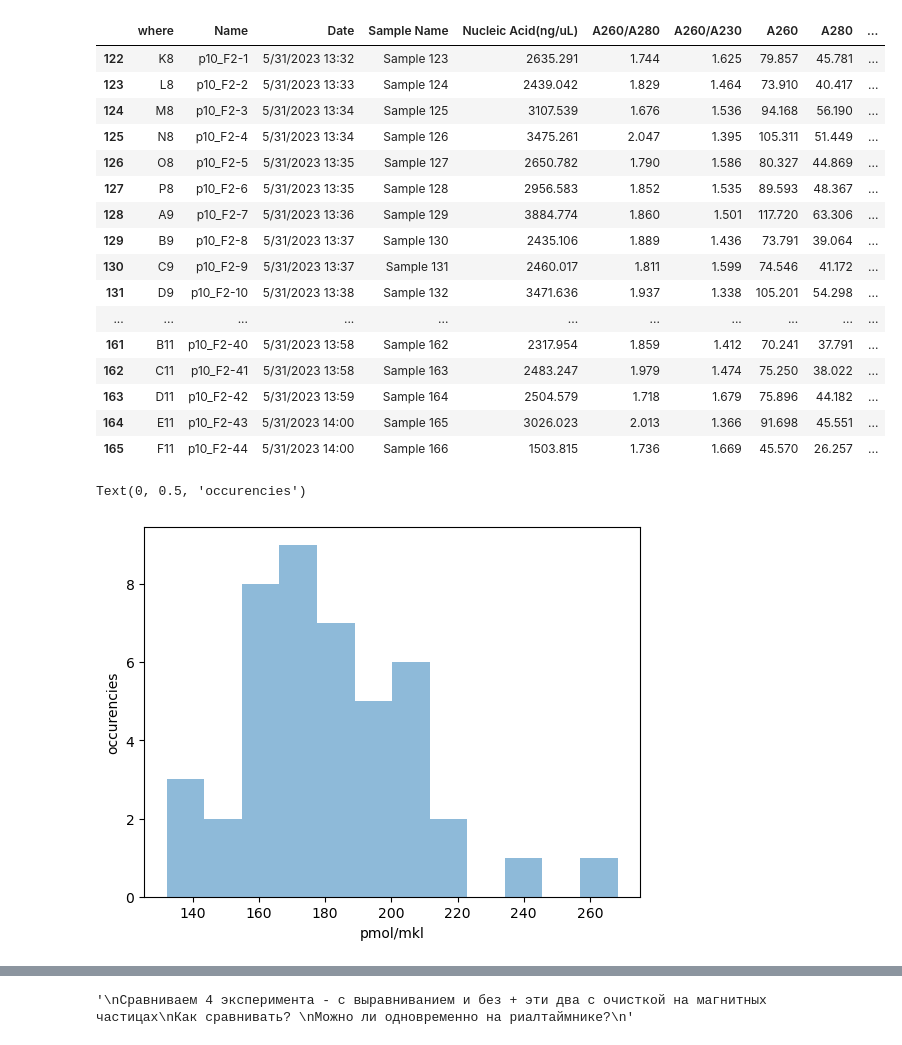
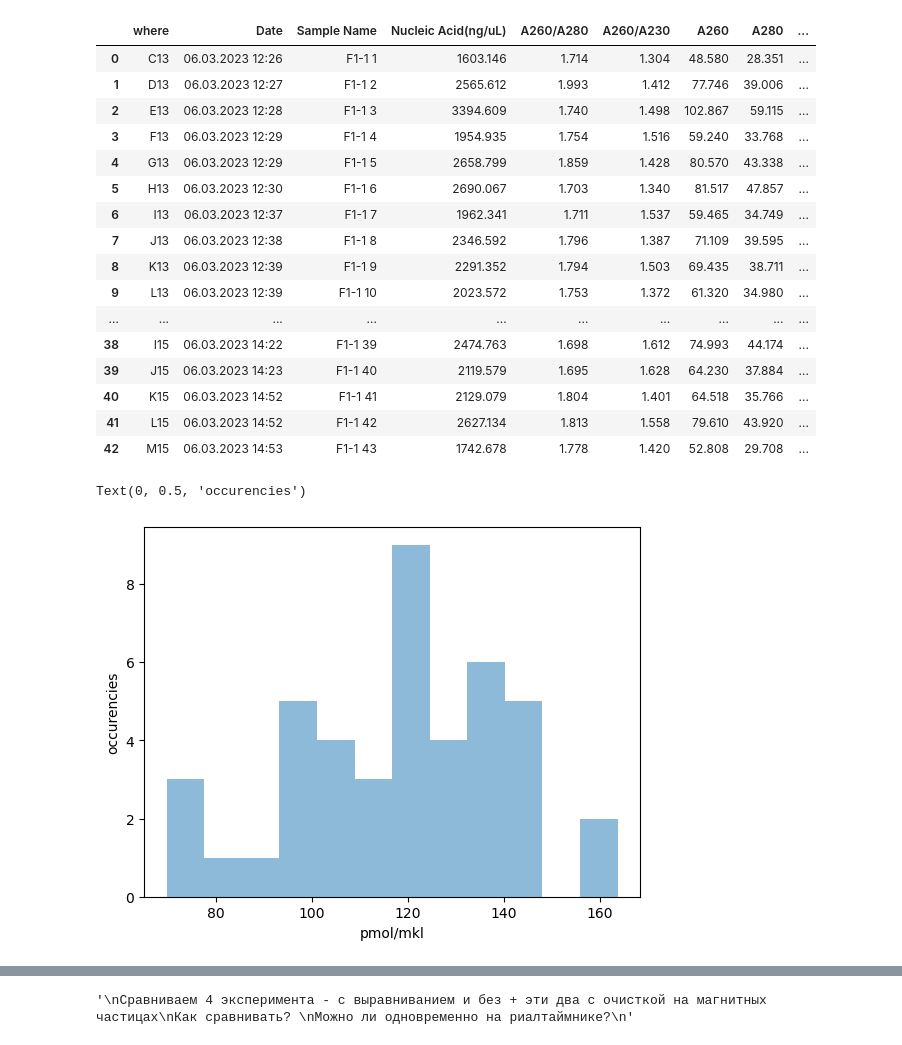
Before and after one commit to radical-subject/gene_synthesis_automatization_tools, a Jupyter notebook: concentration_aligner/concentration_aligner.ipynb, the cells around one changed output, grey strips where cells are left out. Drawn from its saved outputs; the diff is of its cells as text; code cells hidden in the pictures.

```diff
--- a/concentration_aligner/concentration_aligner.ipynb
+++ b/concentration_aligner/concentration_aligner.ipynb
@@ -24,9 +24,25 @@ min_oligo_volume=5
 EXPERIMENT_NAME = "OVFF364"
 # reading file
 import pandas as pd
-df = pd.read_csv(f'./content/{EXPERIMENT_NAME}_concentrations.csv', delimiter=';', decimal=".")
 df_calculated =  pd.read_csv(f'./content/{EXPERIMENT_NAME}_calculated.csv', delimiter='\t', decimal=".")
 
-df = df.merge(df_calculated, on='where')
+df = pd.read_csv(f'./content/{EXPERIMENT_NAME}_concentrations.csv', delimiter='\t', decimal=".")
+
+"""
+strip the text everywhere on data frame
+"""
+cols = df.select_dtypes(object).columns
+df[cols] = df[cols].apply(lambda x: x.str.strip())
+"""
+and again
+"""
+cols = df_calculated.select_dtypes(object).columns
+df_calculated[cols] = df_calculated[cols].apply(lambda x: x.str.strip())
+
+"""
+now merge cleaned dataframes
+"""
+merge = df.merge(df_calculated, on='where')
+df = merge
 
 df.to_csv(f'./content/{EXPERIMENT_NAME}_merged_input.csv', encoding='UTF8')
@@ -33,4 +64,6 @@ df.to_csv(f'./content/{EXPERIMENT_NAME}_merged_input.csv', encoding='UTF8')
 # %%
+# df['Nucleic Acid(ng/uL)'] = df['Nucleic Acid(ng/uL)'].str.replace(',','.').astype(float)
+df['monoisotopic_mass'] = df['monoisotopic_mass'].astype(float)
 df["pM/mkl"] = 1000*df['Nucleic Acid(ng/uL)']/df['monoisotopic_mass']
 df=df.dropna()
 
@@ -46,3 +79,5 @@ df=df.dropna()
 
 # df = df[df['seq'].notna()]
 # volume_list = df['mkl'].to_list()
+
+df
@@ -49,31 +141,35 @@ df=df.dropna()
 # %%
-pool_1 = "p03_F1-"
-pool_2 = "p03_F2-"
-pool_3 = "p10_F1-"
-pool_4 = "p10_F2-"
+# pool_1 = "TdT-"
+# pool_2 = "p03_F2-"
+# pool_3 = "p10_F1-"
+# pool_4 = "p10_F2-"
+pool_1 = "Unnamedsequence_F1-"
+pool_2 = "Unnamedsequence_F2-"
+pool_3 = "Unnamedsequence_F3-"
 
-POOL_NAME=pool_4
 
-df = df[df["Name"].str.contains(f'^{POOL_NAME}\d+')]
+POOL_NAME=pool_1
+
+df = df[df["code"].str.contains(f'^{POOL_NAME}\d+')]
 df
 # %% [output]
-|  | where | Name | Date | Sample Name | Nucleic Acid(ng/uL) | A260/A280 | A260/A230 | A260 | A280 | ... |
-| 122 | K8 | p10_F2-1 | 5/31/2023 13:32 | Sample 123 | 2635.291 | 1.744 | 1.625 | 79.857 | 45.781 | ... |
-| 123 | L8 | p10_F2-2 | 5/31/2023 13:33 | Sample 124 | 2439.042 | 1.829 | 1.464 | 73.910 | 40.417 | ... |
-| 124 | M8 | p10_F2-3 | 5/31/2023 13:34 | Sample 125 | 3107.539 | 1.676 | 1.536 | 94.168 | 56.190 | ... |
-| 125 | N8 | p10_F2-4 | 5/31/2023 13:34 | Sample 126 | 3475.261 | 2.047 | 1.395 | 105.311 | 51.449 | ... |
-| 126 | O8 | p10_F2-5 | 5/31/2023 13:35 | Sample 127 | 2650.782 | 1.790 | 1.586 | 80.327 | 44.869 | ... |
-| 127 | P8 | p10_F2-6 | 5/31/2023 13:35 | Sample 128 | 2956.583 | 1.852 | 1.535 | 89.593 | 48.367 | ... |
-| 128 | A9 | p10_F2-7 | 5/31/2023 13:36 | Sample 129 | 3884.774 | 1.860 | 1.501 | 117.720 | 63.306 | ... |
-| 129 | B9 | p10_F2-8 | 5/31/2023 13:37 | Sample 130 | 2435.106 | 1.889 | 1.436 | 73.791 | 39.064 | ... |
-| 130 | C9 | p10_F2-9 | 5/31/2023 13:37 | Sample 131 | 2460.017 | 1.811 | 1.599 | 74.546 | 41.172 | ... |
-| 131 | D9 | p10_F2-10 | 5/31/2023 13:38 | Sample 132 | 3471.636 | 1.937 | 1.338 | 105.201 | 54.298 | ... |
-| ... | ... | ... | ... | ... | ... | ... | ... | ... | ... | ... |
-| 161 | B11 | p10_F2-40 | 5/31/2023 13:58 | Sample 162 | 2317.954 | 1.859 | 1.412 | 70.241 | 37.791 | ... |
-| 162 | C11 | p10_F2-41 | 5/31/2023 13:58 | Sample 163 | 2483.247 | 1.979 | 1.474 | 75.250 | 38.022 | ... |
-| 163 | D11 | p10_F2-42 | 5/31/2023 13:59 | Sample 164 | 2504.579 | 1.718 | 1.679 | 75.896 | 44.182 | ... |
-| 164 | E11 | p10_F2-43 | 5/31/2023 14:00 | Sample 165 | 3026.023 | 2.013 | 1.366 | 91.698 | 45.551 | ... |
-| 165 | F11 | p10_F2-44 | 5/31/2023 14:00 | Sample 166 | 1503.815 | 1.736 | 1.669 | 45.570 | 26.257 | ... |
+|  | where | Date | Sample Name | Nucleic Acid(ng/uL) | A260/A280 | A260/A230 | A260 | A280 | ... |
+| 0 | C13 | 06.03.2023 12:26 | F1-1 1 | 1603.146 | 1.714 | 1.304 | 48.580 | 28.351 | ... |
+| 1 | D13 | 06.03.2023 12:27 | F1-1 2 | 2565.612 | 1.993 | 1.412 | 77.746 | 39.006 | ... |
+| 2 | E13 | 06.03.2023 12:28 | F1-1 3 | 3394.609 | 1.740 | 1.498 | 102.867 | 59.115 | ... |
+| 3 | F13 | 06.03.2023 12:29 | F1-1 4 | 1954.935 | 1.754 | 1.516 | 59.240 | 33.768 | ... |
+| 4 | G13 | 06.03.2023 12:29 | F1-1 5 | 2658.799 | 1.859 | 1.428 | 80.570 | 43.338 | ... |
+| 5 | H13 | 06.03.2023 12:30 | F1-1 6 | 2690.067 | 1.703 | 1.340 | 81.517 | 47.857 | ... |
+| 6 | I13 | 06.03.2023 12:37 | F1-1 7 | 1962.341 | 1.711 | 1.537 | 59.465 | 34.749 | ... |
+| 7 | J13 | 06.03.2023 12:38 | F1-1 8 | 2346.592 | 1.796 | 1.387 | 71.109 | 39.595 | ... |
+| 8 | K13 | 06.03.2023 12:39 | F1-1 9 | 2291.352 | 1.794 | 1.503 | 69.435 | 38.711 | ... |
+| 9 | L13 | 06.03.2023 12:39 | F1-1 10 | 2023.572 | 1.753 | 1.372 | 61.320 | 34.980 | ... |
+| ... | ... | ... | ... | ... | ... | ... | ... | ... | ... |
+| 38 | I15 | 06.03.2023 14:22 | F1-1 39 | 2474.763 | 1.698 | 1.612 | 74.993 | 44.174 | ... |
+| 39 | J15 | 06.03.2023 14:23 | F1-1 40 | 2119.579 | 1.695 | 1.628 | 64.230 | 37.884 | ... |
+| 40 | K15 | 06.03.2023 14:52 | F1-1 41 | 2129.079 | 1.804 | 1.401 | 64.518 | 35.766 | ... |
+| 41 | L15 | 06.03.2023 14:52 | F1-1 42 | 2627.134 | 1.813 | 1.558 | 79.610 | 43.920 | ... |
+| 42 | M15 | 06.03.2023 14:53 | F1-1 43 | 1742.678 | 1.778 | 1.420 | 52.808 | 29.708 | ... |
 # %%
 """
 смотрим распределение по корзинам
@@ -83,7 +179,7 @@ ax.set_xlabel("pmol/mkl")
 ax.set_ylabel("occurencies")
 # %% [output]
 Text(0, 0.5, 'occurencies')
-[figure, old version]
+[figure, new version]
 # %%
 '''
 определяем выбросы
```
Also changed, not shown: parts of 25 cells of this notebook, 38 other files.
